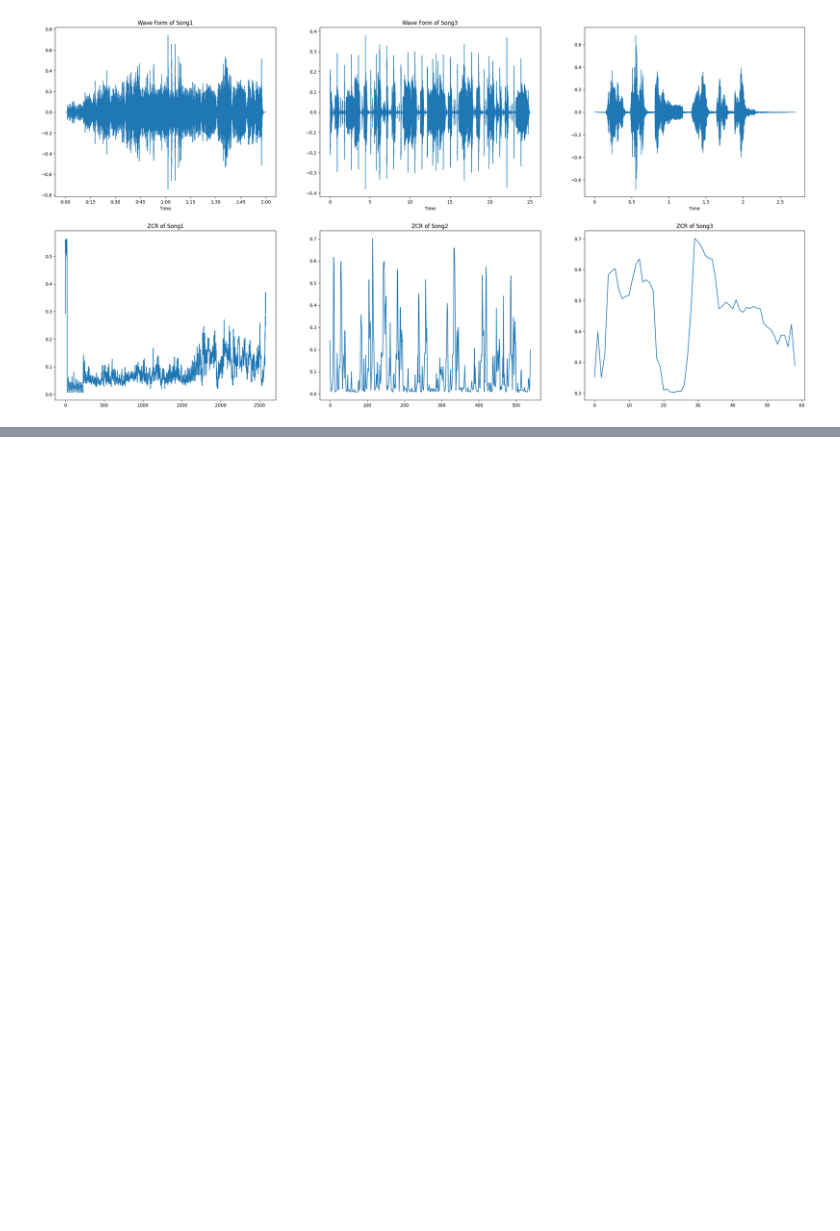
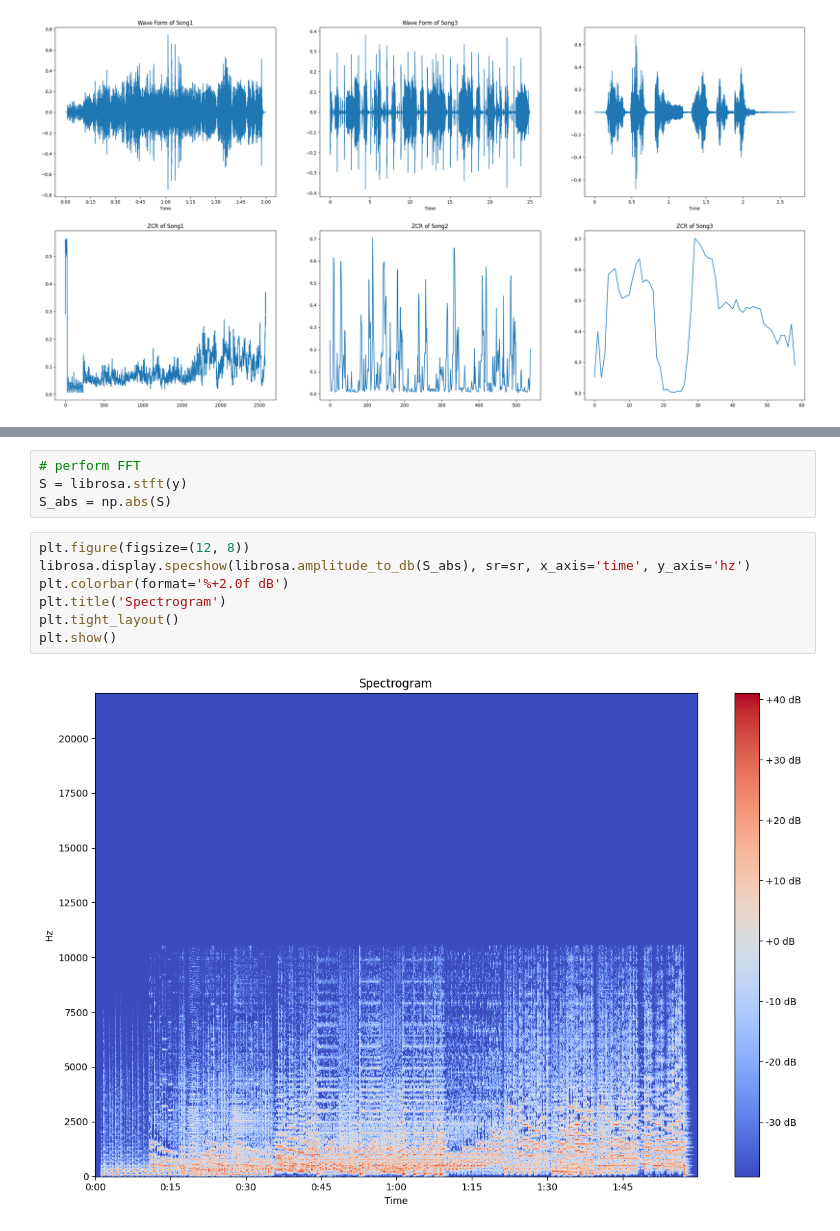
Before and after one commit to Vishal-Padia/Audio-Processing, a Jupyter notebook: Basics/feature_extraction.ipynb, the cells around one changed output, grey strips where cells are left out. Drawn from its saved outputs; the diff is of its cells as text; blank space fills up the shorter version.

```diff
--- a/Basics/feature_extraction.ipynb
+++ b/Basics/feature_extraction.ipynb
@@ -114,0 +124,13 @@ ax[1,2].plot(ZCR_sg3.T)
+# %%
+# perform FFT
+S = librosa.stft(y)
+S_abs = np.abs(S)
+# %%
+plt.figure(figsize=(12, 8))
+librosa.display.specshow(librosa.amplitude_to_db(S_abs), sr=sr, x_axis='time', y_axis='hz')
+plt.colorbar(format='%+2.0f dB')
+plt.title('Spectrogram')
+plt.tight_layout()
+plt.show()
+# %% [output]
+[figure, added]
```
Also changed, not shown: parts of 5 cells of this notebook, 1 other file.
